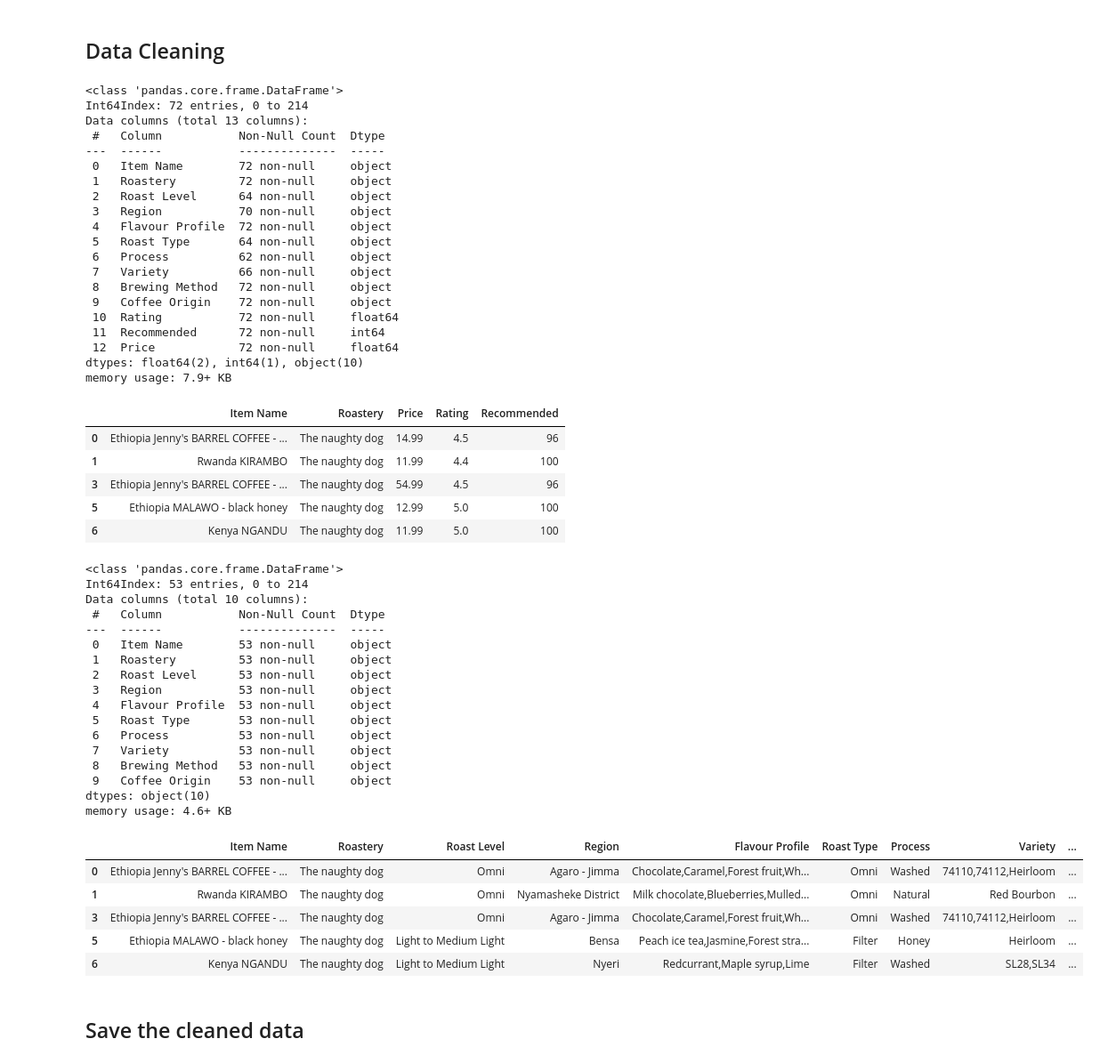
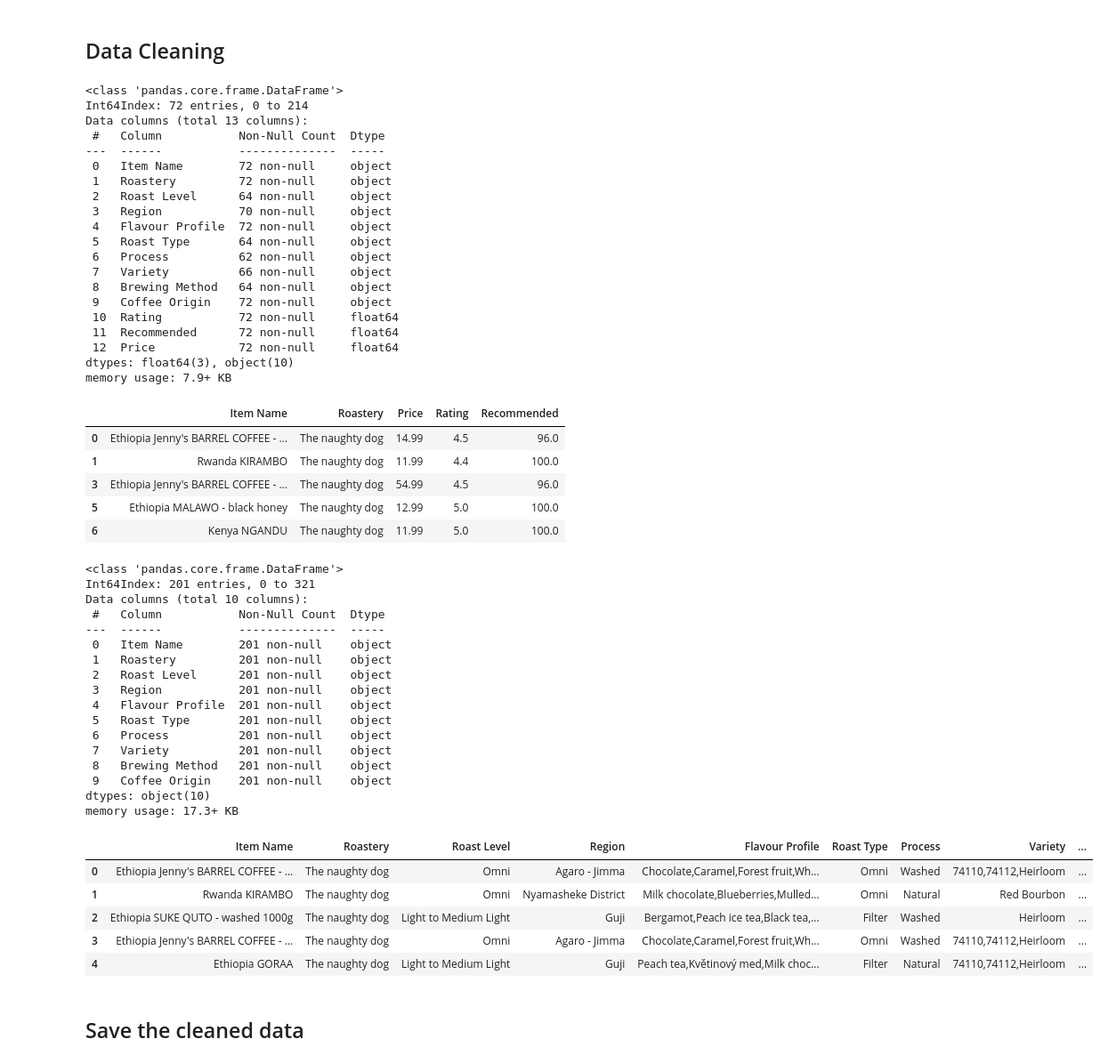
Before and after one commit to com-480-data-visualization/project-2023-kingdom_of_kaffa, a Jupyter notebook: dataset_analysis/kofio_da.ipynb, the cells around one changed output. Shown: that part at 89% size. Cells and saved outputs as stored; diff of their text form; code cells hidden in the pictures.

```diff
--- a/dataset_analysis/kofio_da.ipynb
+++ b/dataset_analysis/kofio_da.ipynb
@@ -48,12 +48,12 @@ print(df[selected_columns[0] + selected_columns[1]].count()[0])
 ## Data Cleaning
 # %%
 # Change the type of Price/Recommended to float/int
-df['Price'] = df['Price'].str.replace(',', '.').astype(float)
-df['Recommended'] = df['Recommended'].str.replace('%', '').astype(int)
+df['Price'] = df['Price'].apply(lambda x: float(x.replace(',', '.')) if isinstance(x, str) else x)
+df['Recommended'] = df['Recommended'].apply(lambda x: int(x.replace('%', ''))if isinstance(x, str) else x)
 df['Roast Type'] = df['Roast Type'].replace('Omni (recommended for both Filter & Espresso Coffee)', 'Omni')
 # %%
 # Data with prices, ratings and recommended
-df_fig2 = df
+df_fig2 = df.copy()
 df_fig2.dropna(subset=['Price','Rating','Recommended'], inplace=True)
 df_fig2.info()
 df_fig2.loc[:,['Item Name', 'Roastery', 'Price', 'Rating', 'Recommended']].head(5)
@@ -71,48 +71,48 @@ Data columns (total 13 columns):
  5   Roast Type       64 non-null     object
  6   Process          62 non-null     object
  7   Variety          66 non-null     object
- 8   Brewing Method   72 non-null     object
+ 8   Brewing Method   64 non-null     object
  9   Coffee Origin    72 non-null     object
  10  Rating           72 non-null     float64
- 11  Recommended      72 non-null     int64
+ 11  Recommended      72 non-null     float64
  12  Price            72 non-null     float64
-dtypes: float64(2), int64(1), object(10)
+dtypes: float64(3), object(10)
 memory usage: 7.9+ KB
 |  | Item Name | Roastery | Price | Rating | Recommended |
-| 0 | Ethiopia Jenny's BARREL COFFEE - ... | The naughty dog | 14.99 | 4.5 | 96 |
-| 1 | Rwanda KIRAMBO | The naughty dog | 11.99 | 4.4 | 100 |
-| 3 | Ethiopia Jenny's BARREL COFFEE - ... | The naughty dog | 54.99 | 4.5 | 96 |
-| 5 | Ethiopia MALAWO - black honey | The naughty dog | 12.99 | 5.0 | 100 |
-| 6 | Kenya NGANDU | The naughty dog | 11.99 | 5.0 | 100 |
+| 0 | Ethiopia Jenny's BARREL COFFEE - ... | The naughty dog | 14.99 | 4.5 | 96.0 |
+| 1 | Rwanda KIRAMBO | The naughty dog | 11.99 | 4.4 | 100.0 |
+| 3 | Ethiopia Jenny's BARREL COFFEE - ... | The naughty dog | 54.99 | 4.5 | 96.0 |
+| 5 | Ethiopia MALAWO - black honey | The naughty dog | 12.99 | 5.0 | 100.0 |
+| 6 | Kenya NGANDU | The naughty dog | 11.99 | 5.0 | 100.0 |
 # %%
-df_fig3 = df.loc[:,['Item Name', 'Roastery', 'Roast Level',	'Region', 'Flavour Profile', 'Roast Type', 'Process', 'Variety', 'Brewing Method', 'Coffee Origin']]
+df_fig3 = df.loc[:,['Item Name', 'Roastery', 'Roast Level',	'Region', 'Flavour Profile', 'Roast Type', 'Process', 'Variety', 'Brewing Method', 'Coffee Origin']].copy()
 df_fig3 = df_fig3.dropna()
 df_fig3.info()
 df_fig3.head(5)
 # %% [output]
 <class 'pandas.core.frame.DataFrame'>
-Int64Index: 53 entries, 0 to 214
+Int64Index: 201 entries, 0 to 321
 Data columns (total 10 columns):
  #   Column           Non-Null Count  Dtype
 ---  ------           --------------  -----
- 0   Item Name        53 non-null     object
- 1   Roastery         53 non-null     object
- 2   Roast Level      53 non-null     object
- 3   Region           53 non-null     object
- 4   Flavour Profile  53 non-null     object
- 5   Roast Type       53 non-null     object
- 6   Process          53 non-null     object
- 7   Variety          53 non-null     object
- 8   Brewing Method   53 non-null     object
- 9   Coffee Origin    53 non-null     object
+ 0   Item Name        201 non-null    object
+ 1   Roastery         201 non-null    object
+ 2   Roast Level      201 non-null    object
+ 3   Region           201 non-null    object
+ 4   Flavour Profile  201 non-null    object
+ 5   Roast Type       201 non-null    object
+ 6   Process          201 non-null    object
+ 7   Variety          201 non-null    object
+ 8   Brewing Method   201 non-null    object
+ 9   Coffee Origin    201 non-null    object
 dtypes: object(10)
-memory usage: 4.6+ KB
+memory usage: 17.3+ KB
 |  | Item Name | Roastery | Roast Level | Region | Flavour Profile | Roast Type | Process | Variety | ... |
 | 0 | Ethiopia Jenny's BARREL COFFEE - ... | The naughty dog | Omni | Agaro - Jimma | Chocolate,Caramel,Forest fruit,Wh... | Omni | Washed | 74110,74112,Heirloom | ... |
 | 1 | Rwanda KIRAMBO | The naughty dog | Omni | Nyamasheke District | Milk chocolate,Blueberries,Mulled... | Omni | Natural | Red Bourbon | ... |
+| 2 | Ethiopia SUKE QUTO - washed 1000g | The naughty dog | Light to Medium Light | Guji | Bergamot,Peach ice tea,Black tea,... | Filter | Washed | Heirloom | ... |
 | 3 | Ethiopia Jenny's BARREL COFFEE - ... | The naughty dog | Omni | Agaro - Jimma | Chocolate,Caramel,Forest fruit,Wh... | Omni | Washed | 74110,74112,Heirloom | ... |
-| 5 | Ethiopia MALAWO - black honey | The naughty dog | Light to Medium Light | Bensa | Peach ice tea,Jasmine,Forest stra... | Filter | Honey | Heirloom | ... |
-| 6 | Kenya NGANDU | The naughty dog | Light to Medium Light | Nyeri | Redcurrant,Maple syrup,Lime | Filter | Washed | SL28,SL34 | ... |
+| 4 | Ethiopia GORAA | The naughty dog | Light to Medium Light | Guji | Peach tea,Květinový med,Milk choc... | Filter | Natural | 74110,74112,Heirloom | ... |
 # %% [markdown]
 ## Save the cleaned data
 # %%
```
Also changed, not shown: parts of 4 cells of this notebook, 2 other files.
